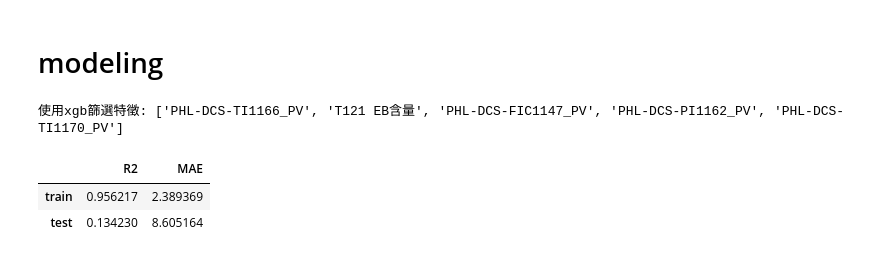
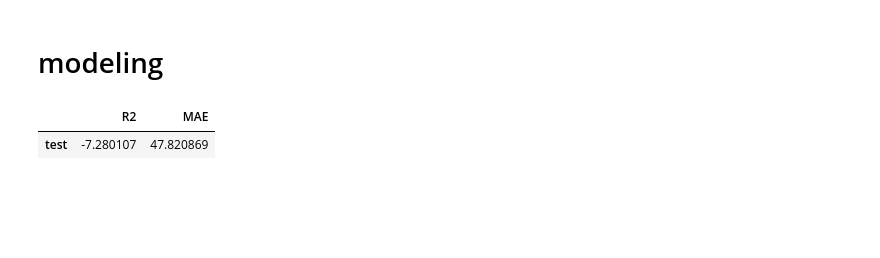
Before and after one commit to skywalker0803r/works, a Jupyter notebook: 台化二部_如何提升轉換率.ipynb, the cells around one changed output. Cells and saved outputs as stored; diff of their text form; code cells hidden in the pictures; blank space fills up the shorter version.

```diff
--- a/台化二部_如何提升轉換率.ipynb
+++ b/台化二部_如何提升轉換率.ipynb
@@ -176,0 +253,6 @@ sns.kdeplot(c2,label='Low_'+by_col,shade=True)
+# %%
+features = ['PHL-DCS-PI1162_PV','EB']
+y_name = 'DIPB'
+# %%
+data[:] = scaler.inverse_transform(data[:])
+data.describe()
@@ -176,0 +269,4 @@ sns.kdeplot(c2,label='Low_'+by_col,shade=True)
+# %%
+print(data.shape)
+data = data.dropna(subset=features+[y_name])
+print(data.shape)
@@ -186,6 +282,6 @@ print(X.shape,y.shape)
 # %%
 from sklearn.model_selection import train_test_split
-X_train, X_test, y_train, y_test = train_test_split(X, y, test_size=0.3, random_state=42)
+X_train, X_test, y_train, y_test = train_test_split(X, y, test_size=0.2, random_state=42)
 print(X_train.shape,y_train.shape)
 print(X_test.shape,y_test.shape)
 # %% [output]
@@ -243,14 +298,10 @@ Lasso_coef
 # %% [markdown]
 # modeling
 # %%
-selected_features = list(xgb_imp.head(5).index)
-print('使用xgb篩選特徵:',selected_features)
-
-model = XGBRegressor(objective='reg:squarederror')
-model.fit(X_train[selected_features],y_train)
-metric(y_train,model.predict(X_train[selected_features]),'train').append(metric(y_test,model.predict(X_test[selected_features]),'test'))
+model = XGBRegressor(objective='reg:squarederror',n_estimators=1)
+model.fit(X_train,y_train)
+y_pred = model.predict(X_test)
+metric(y_test,y_pred,'test')
 # %% [output]
-使用xgb篩選特徵: ['PHL-DCS-TI1166_PV', 'T121 EB含量', 'PHL-DCS-FIC1147_PV', 'PHL-DCS-PI1162_PV', 'PHL-DCS-TI1170_PV']
 |  | R2 | MAE |
-| train | 0.956217 | 2.389369 |
-| test | 0.134230 | 8.605164 |
+| test | -7.280107 | 47.820869 |
```
Also changed, not shown: parts of 22 cells of this notebook.
